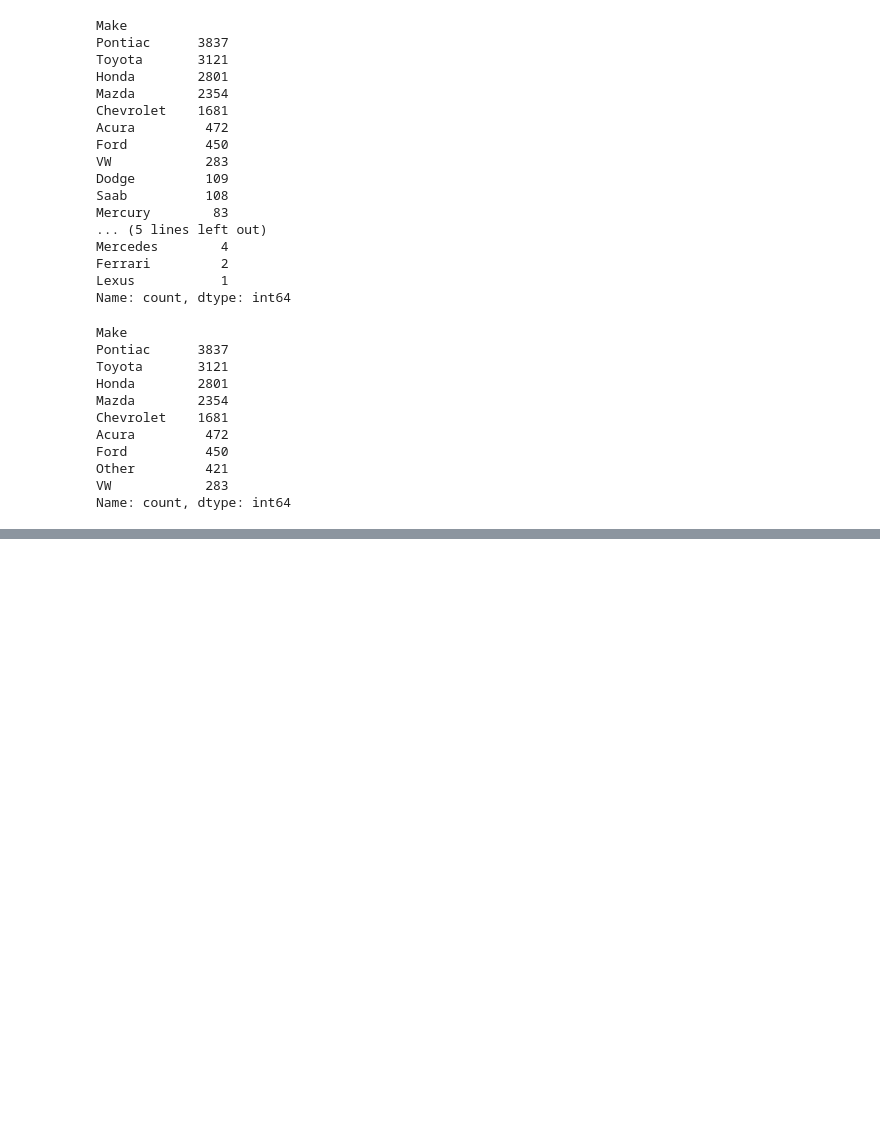
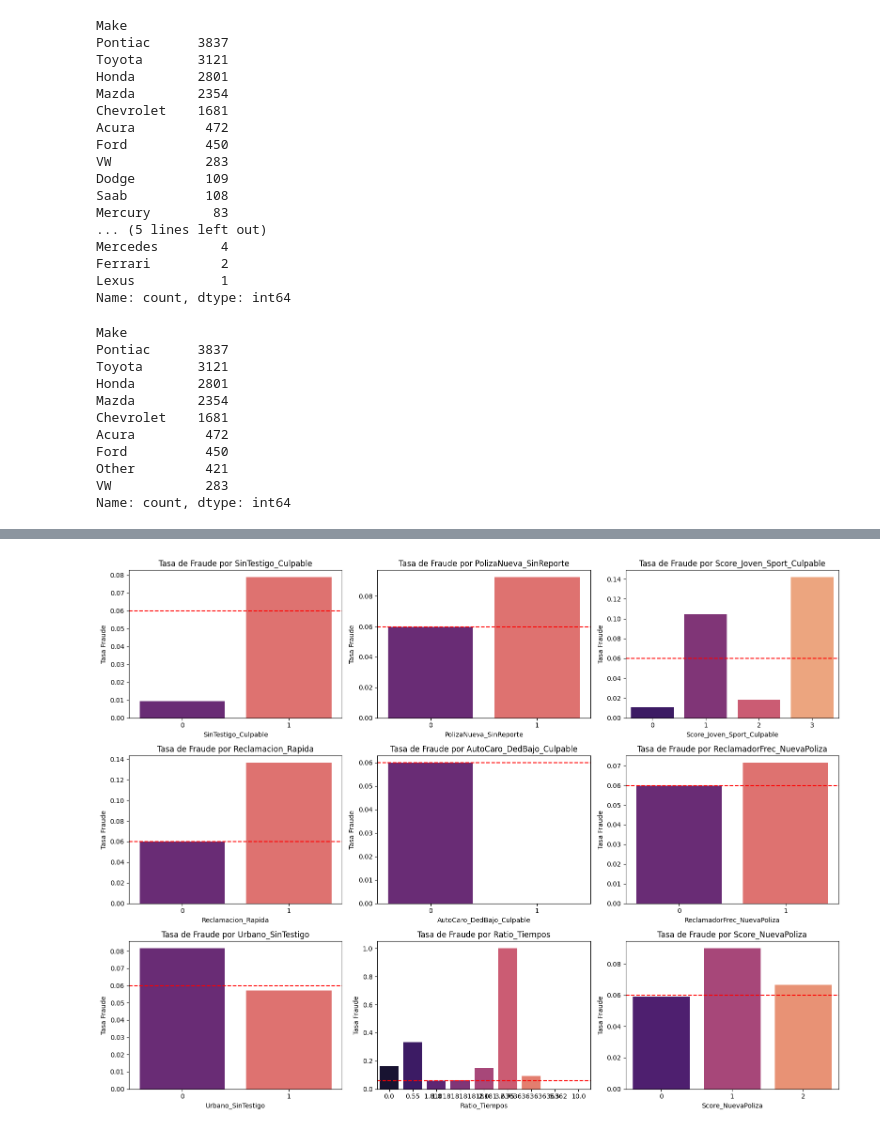
Before and after one commit to V1perB1te/Fraude_accidentes, a Jupyter notebook: Fase1_datos.ipynb, the cells around one changed output, grey strips where cells are left out. Drawn from its saved outputs; the diff is of its cells as text; code cells hidden in the pictures; blank space fills up the shorter version.

Commit message:
Subida completa del proyecto de fraude en accidentes

```diff
--- a/Fase1_datos.ipynb
+++ b/Fase1_datos.ipynb
@@ -468,10 +475,3 @@ ahora las variables que faltan hagamos dummies
-# %%
-df = pd.get_dummies(df, columns=[
-    'Make',
-    'PolicyType',
-    'VehicleCategory',
-    'BasePolicy'
-], drop_first=True)
 # %%
 df.info()
 # %% [output]
@@ -540,0 +564,14 @@ y ahora que hago con esta monda si ninguna tiene correlacion fuerte
+# %%
+nuevas_vars = [
+    'SinTestigo_Culpable', 'PolizaNueva_SinReporte', 'Score_Joven_Sport_Culpable',
+    'Reclamacion_Rapida', 'AutoCaro_DedBajo_Culpable', 'ReclamadorFrec_NuevaPoliza',
+    'Urbano_SinTestigo', 'Ratio_Tiempos', 'Score_NuevaPoliza'
+]
+
+print(f"=== TASA DE FRAUDE CUANDO LA VARIABLE = 1 (vs total ~{df['FraudFound_P'].mean()*100:.1f}%) ===")
+for var in nuevas_vars:
+    if df[var].nunique() <= 10:
+        tasa = df.groupby(var)['FraudFound_P'].mean()
+        print(f"\n{var}:\n{tasa}")
+    else:
+        print(f"\n{var}: NoFraude={df[df['FraudFound_P']==0][var].mean():.3f}, Fraude={df[df['FraudFound_P']==1][var].mean():.3f}")
@@ -540,0 +596,18 @@ y ahora que hago con esta monda si ninguna tiene correlacion fuerte
+# %%
+fig, axes = plt.subplots(3, 3, figsize=(16, 12))
+axes = axes.flatten()
+
+for i, var in enumerate(nuevas_vars):
+    fraud_rate = df.groupby(var)['FraudFound_P'].mean().reset_index()
+    sns.barplot(data=fraud_rate, x=var, y='FraudFound_P', ax=axes[i], palette='magma')
+    axes[i].set_title(f'Tasa de Fraude por {var}')
+    axes[i].set_ylabel('Tasa Fraude')
+    axes[i].axhline(y=df['FraudFound_P'].mean(), color='red', linestyle='--')
+
+for j in range(i+1, len(axes)):
+    axes[j].axis('off')
+
+plt.tight_layout()
+plt.show()
+# %% [output]
+[figure, added]
```
Also changed, not shown: parts of 25 cells of this notebook, 1 other file.
